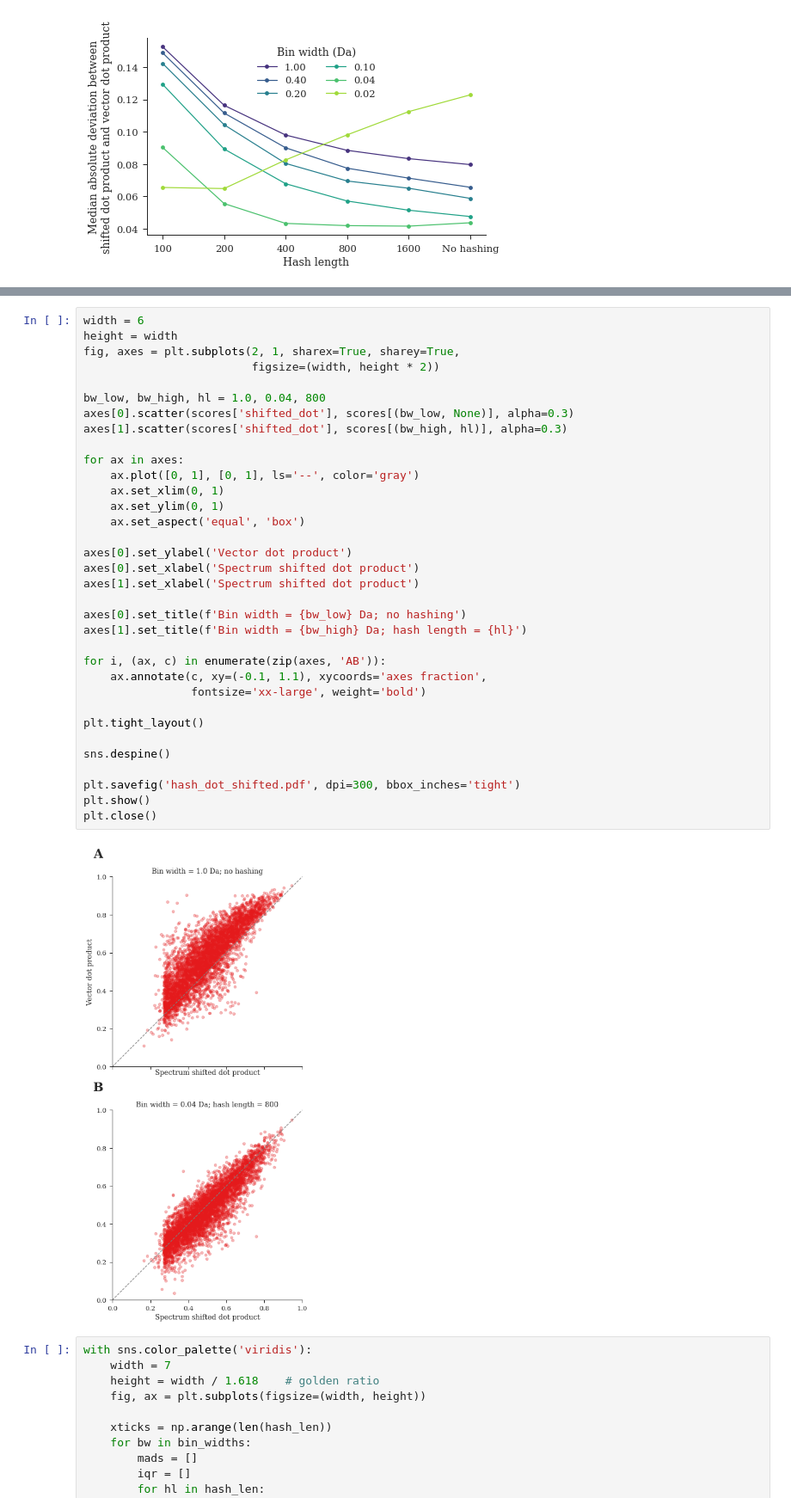
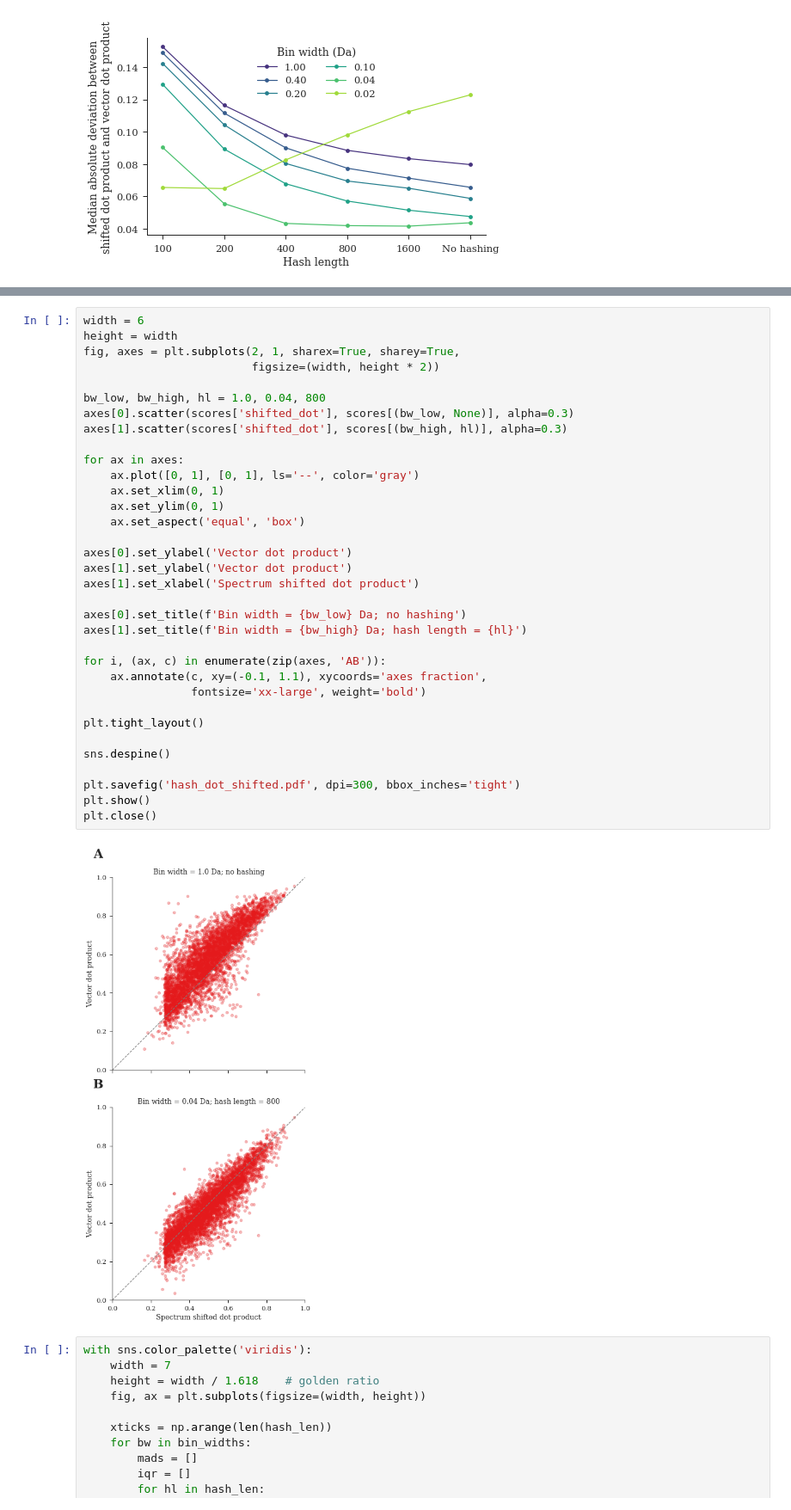
Before and after one commit to bittremieux/ANN-SoLo, a Jupyter notebook: notebooks/iprg2012_spectrum_hashing.ipynb, the cells around one changed output, grey strips where cells are left out. Shown at 86% size. Drawn from its saved outputs; the diff is of its cells as text.

```diff
--- a/notebooks/iprg2012_spectrum_hashing.ipynb
+++ b/notebooks/iprg2012_spectrum_hashing.ipynb
@@ -154,35 +154,35 @@ fig, axes = plt.subplots(2, 1, sharex=True, sharey=True,
                          figsize=(width, height * 2))
 
 bw_low, bw_high, hl = 1.0, 0.04, 800
 axes[0].scatter(scores['shifted_dot'], scores[(bw_low, None)], alpha=0.3)
 axes[1].scatter(scores['shifted_dot'], scores[(bw_high, hl)], alpha=0.3)
 
 for ax in axes:
     ax.plot([0, 1], [0, 1], ls='--', color='gray')
     ax.set_xlim(0, 1)
     ax.set_ylim(0, 1)
     ax.set_aspect('equal', 'box')
 
 axes[0].set_ylabel('Vector dot product')
-axes[0].set_xlabel('Spectrum shifted dot product')
+axes[1].set_ylabel('Vector dot product')
 axes[1].set_xlabel('Spectrum shifted dot product')
 
 axes[0].set_title(f'Bin width = {bw_low} Da; no hashing')
 axes[1].set_title(f'Bin width = {bw_high} Da; hash length = {hl}')
 
 for i, (ax, c) in enumerate(zip(axes, 'AB')):
     ax.annotate(c, xy=(-0.1, 1.1), xycoords='axes fraction',
                 fontsize='xx-large', weight='bold')
 
 plt.tight_layout()
 
 sns.despine()
 
 plt.savefig('hash_dot_shifted.pdf', dpi=300, bbox_inches='tight')
 plt.show()
 plt.close()
 # %% [output]
-[figure, old version]
+[figure, new version]
 # %%
 with sns.color_palette('viridis'):
     width = 7
```
Also changed, not shown: parts of 2 cells of this notebook.
